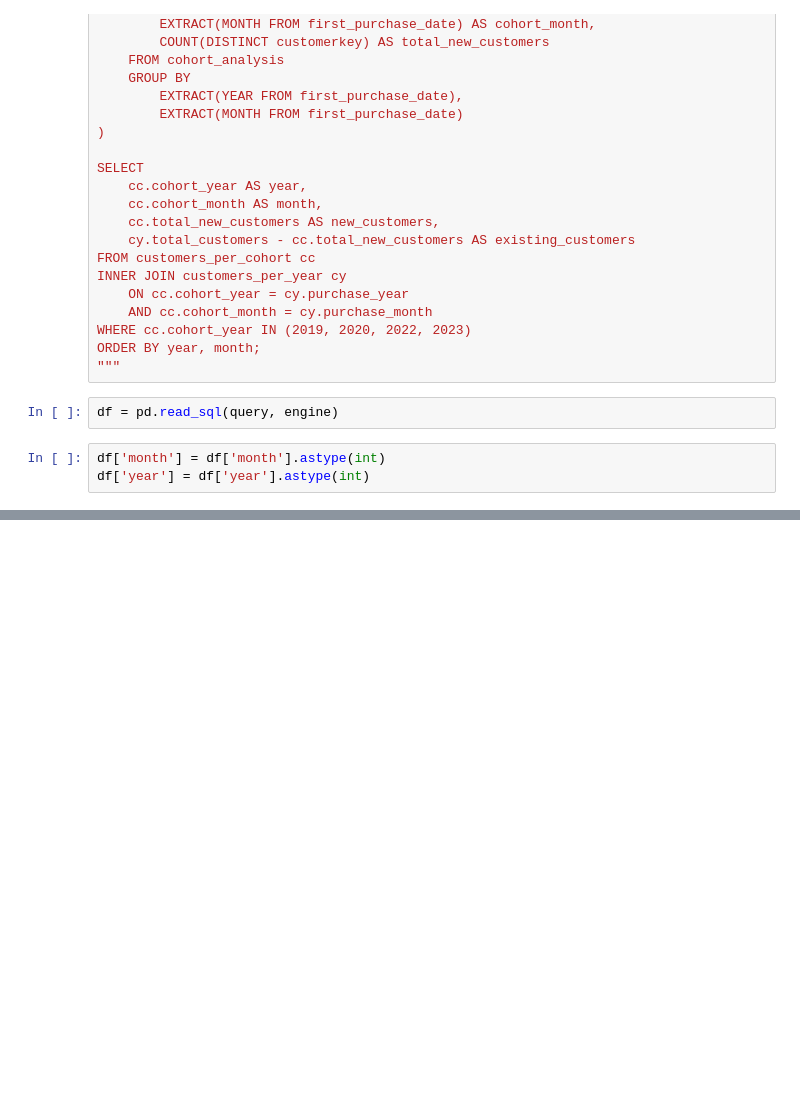
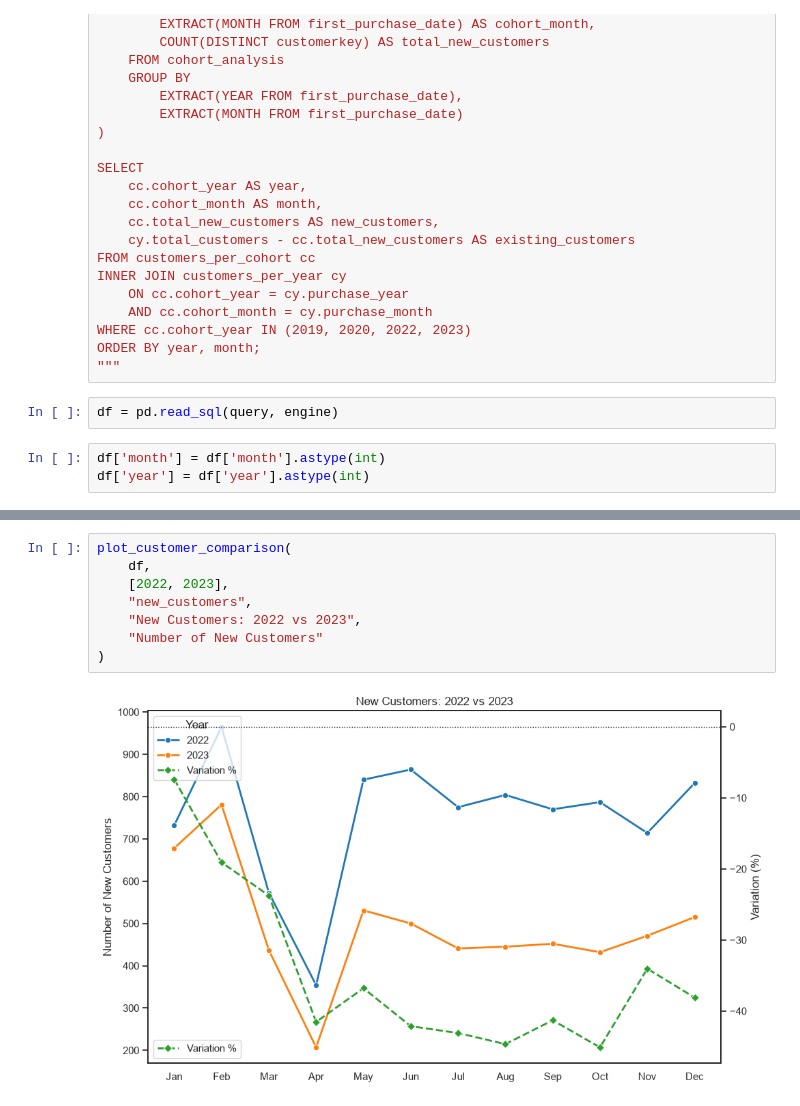
Before and after one commit to guillerminabasso/SQL_Sales_Analysis, a Jupyter notebook: notebooks/4_new_vs_existing_customers.ipynb, the cells around one changed output, grey strips where cells are left out. Saved outputs shown, nothing was run; the diff lists cells and outputs as text; blank space fills up the shorter version.

```diff
--- a/notebooks/4_new_vs_existing_customers.ipynb
+++ b/notebooks/4_new_vs_existing_customers.ipynb
@@ -413,0 +135,10 @@ plt.show()
+# %%
+plot_customer_comparison(
+    df,
+    [2022, 2023],
+    "new_customers",
+    "New Customers: 2022 vs 2023",
+    "Number of New Customers"
+)
+# %% [output]
+[figure, added]
```
Also changed, not shown: parts of 9 cells of this notebook, 5 other files.
